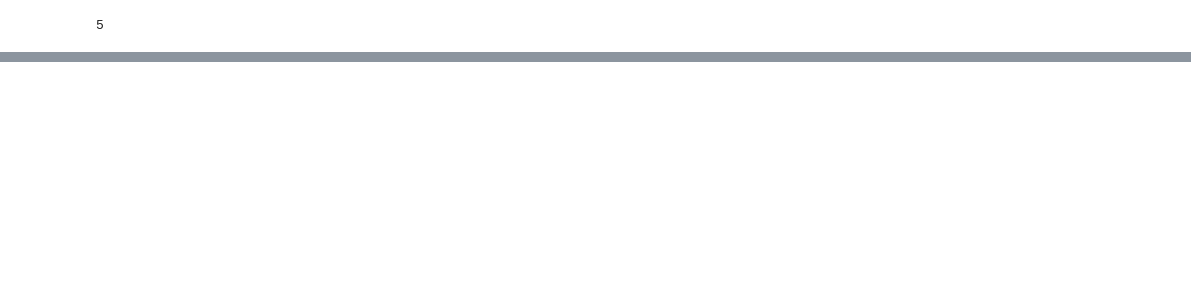
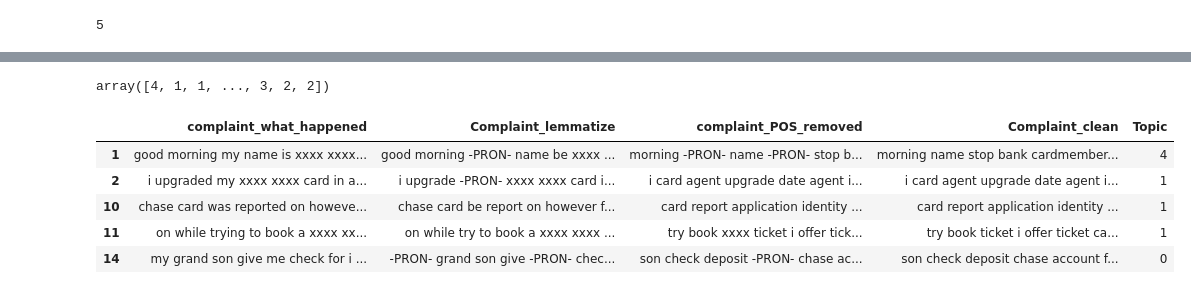
Before and after one commit to chaturvediajay/NLP, a Jupyter notebook: Automatic_Ticket_Classification.ipynb, the cells around one changed output, grey strips where cells are left out. Saved outputs shown, nothing was run; the diff lists cells and outputs as text; code cells hidden in the pictures; blank space fills up the shorter version.

```diff
--- a/Automatic_Ticket_Classification.ipynb
+++ b/Automatic_Ticket_Classification.ipynb
@@ -514,0 +567,8 @@ print(best_num_topics)
+# %%
+#best topic for each complaint
+topic_results = nmf_model.transform(dtm)
+topic_results[0].round(2)
+topic_results[0].argmax()
+topic_results.argmax(axis=1)
+# %% [output]
+array([4, 1, 1, ..., 3, 2, 2])
@@ -514,0 +578,9 @@ print(best_num_topics)
+# %%
+df_clean.head()
+# %% [output]
+|  | complaint_what_happened | Complaint_lemmatize | complaint_POS_removed | Complaint_clean | Topic |
+| 1 | good morning my name is xxxx xxxx... | good morning -PRON- name be xxxx ... | morning -PRON- name -PRON- stop b... | morning name stop bank cardmember... | 4 |
+| 2 | i upgraded my xxxx xxxx card in a... | i upgrade -PRON- xxxx xxxx card i... | i card agent upgrade date agent i... | i card agent upgrade date agent i... | 1 |
+| 10 | chase card was reported on howeve... | chase card be report on however f... | card report application identity ... | card report application identity ... | 1 |
+| 11 | on while trying to book a xxxx xx... | on while try to book a xxxx xxxx ... | try book xxxx ticket i offer tick... | try book ticket i offer ticket ca... | 1 |
+| 14 | my grand son give me check for i ... | -PRON- grand son give -PRON- chec... | son check deposit -PRON- chase ac... | son check deposit chase account f... | 0 |
```
Also changed, not shown: parts of 35 cells of this notebook.
